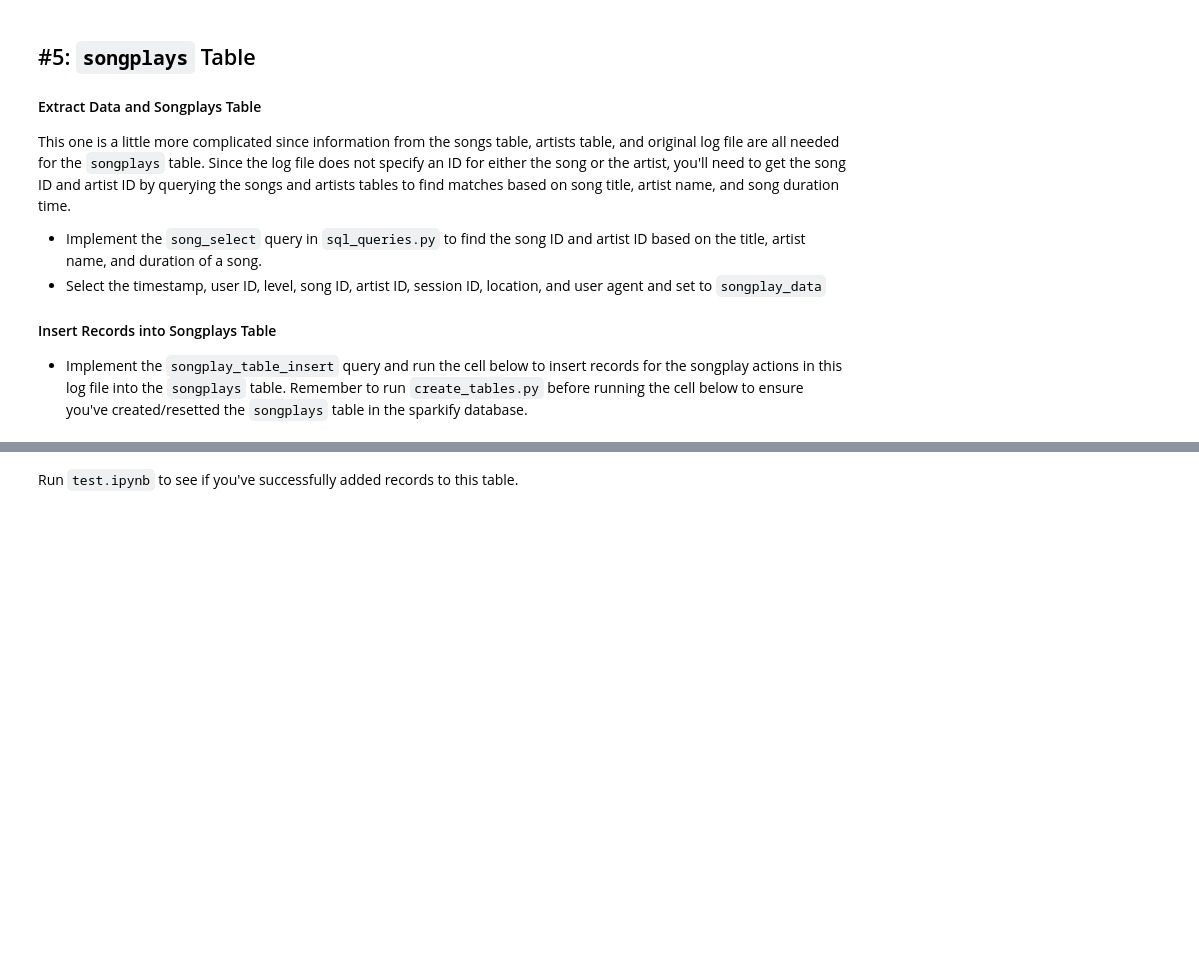
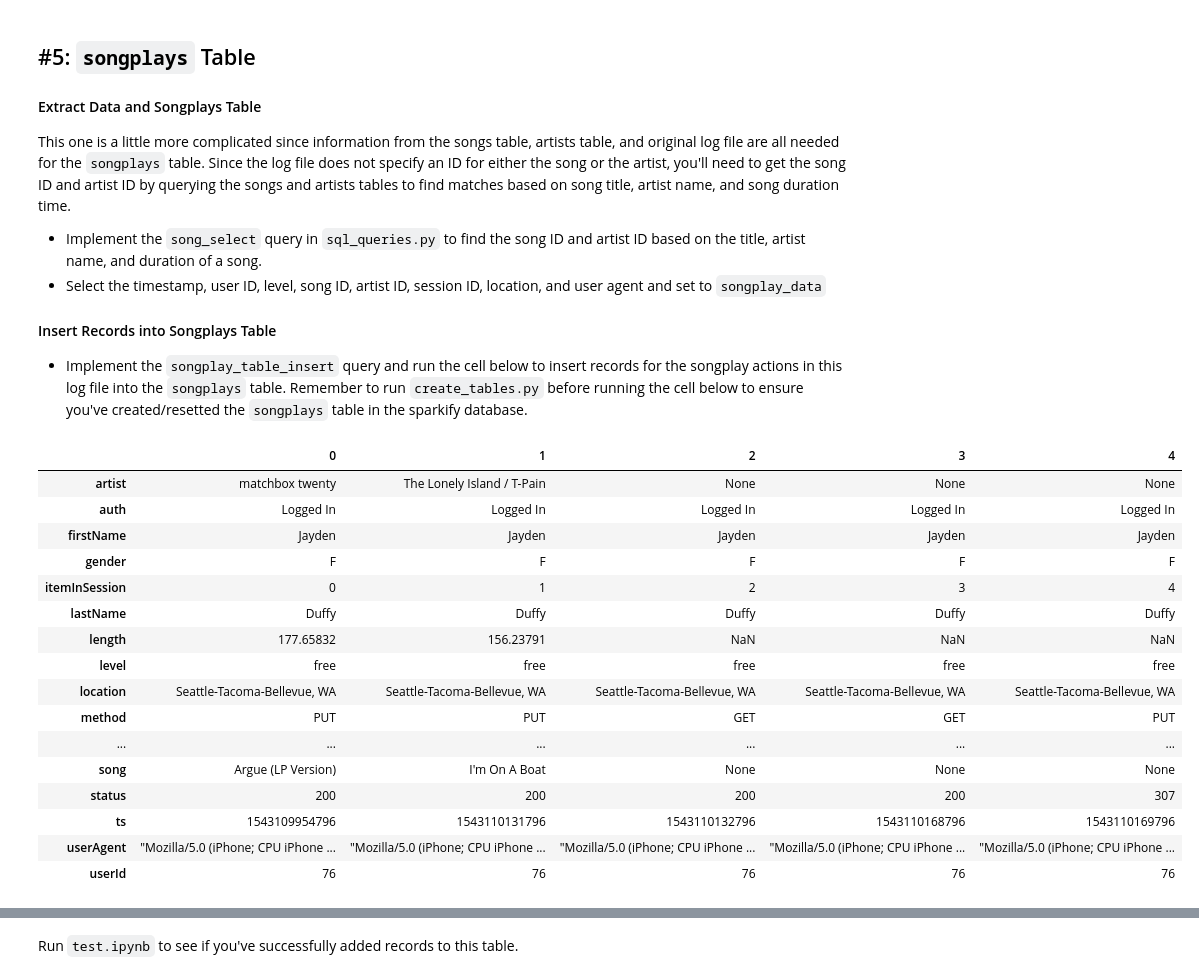
Before and after one commit to lpillmann/udacity-data-modeling-with-postgres, a Jupyter notebook: etl.ipynb, the cells around one changed output, grey strips where cells are left out. Saved outputs shown, nothing was run; the diff lists cells and outputs as text; code cells hidden in the pictures; blank space fills up the shorter version.

```diff
--- a/etl.ipynb
+++ b/etl.ipynb
@@ -127,0 +125,7 @@ df.head()
+# %%
+log_file = log_files[0]
+# %%
+data = [json.loads(line) for line in open(log_file, 'r')]
+# %%
+df = pd.DataFrame.from_records(data=data, columns=data[0].keys())
+df.head()
@@ -135,6 +146,3 @@ df.head()
   - Hint: use pandas' [`dt` attribute](https://pandas.pydata.org/pandas-docs/stable/reference/api/pandas.Series.dt.html) to access easily datetimelike properties.
 - Specify labels for these columns and set to `column_labels`
 - Create a dataframe, `time_df,` containing the time data for this file by combining `column_labels` and `time_data` into a dictionary and converting this into a dataframe
-# %%
-df =
-df.head()
@@ -180,4 +224,24 @@ This one is a little more complicated since information from the songs table, ar
 
 #### Insert Records into Songplays Table
 - Implement the `songplay_table_insert` query and run the cell below to insert records for the songplay actions in this log file into the `songplays` table. Remember to run `create_tables.py` before running the cell below to ensure you've created/resetted the `songplays` table in the sparkify database.
+# %%
+df.head().T
+# %% [output]
+|  | 0 | 1 | 2 | 3 | 4 |
+| artist | matchbox twenty | The Lonely Island / T-Pain | None | None | None |
+| auth | Logged In | Logged In | Logged In | Logged In | Logged In |
+| firstName | Jayden | Jayden | Jayden | Jayden | Jayden |
+| gender | F | F | F | F | F |
+| itemInSession | 0 | 1 | 2 | 3 | 4 |
+| lastName | Duffy | Duffy | Duffy | Duffy | Duffy |
+| length | 177.65832 | 156.23791 | NaN | NaN | NaN |
+| level | free | free | free | free | free |
+| location | Seattle-Tacoma-Bellevue, WA | Seattle-Tacoma-Bellevue, WA | Seattle-Tacoma-Bellevue, WA | Seattle-Tacoma-Bellevue, WA | Seattle-Tacoma-Bellevue, WA |
+| method | PUT | PUT | GET | GET | PUT |
+| ... | ... | ... | ... | ... | ... |
+| song | Argue (LP Version) | I'm On A Boat | None | None | None |
+| status | 200 | 200 | 200 | 200 | 307 |
+| ts | 1543109954796 | 1543110131796 | 1543110132796 | 1543110168796 | 1543110169796 |
+| userAgent | "Mozilla/5.0 (iPhone; CPU iPhone ... | "Mozilla/5.0 (iPhone; CPU iPhone ... | "Mozilla/5.0 (iPhone; CPU iPhone ... | "Mozilla/5.0 (iPhone; CPU iPhone ... | "Mozilla/5.0 (iPhone; CPU iPhone ... |
+| userId | 76 | 76 | 76 | 76 | 76 |
 # %%
```
Also changed, not shown: parts of 18 cells of this notebook, 2 other files.
